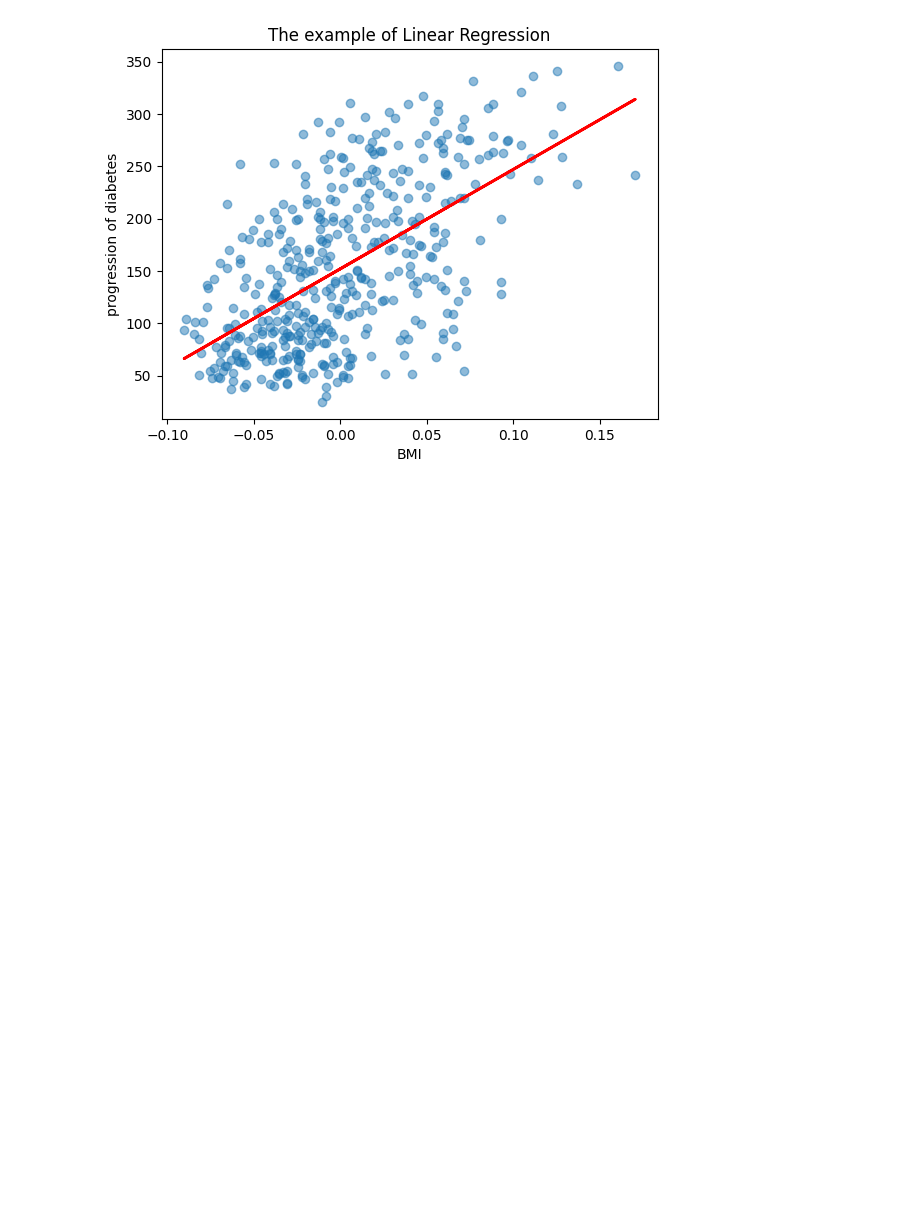
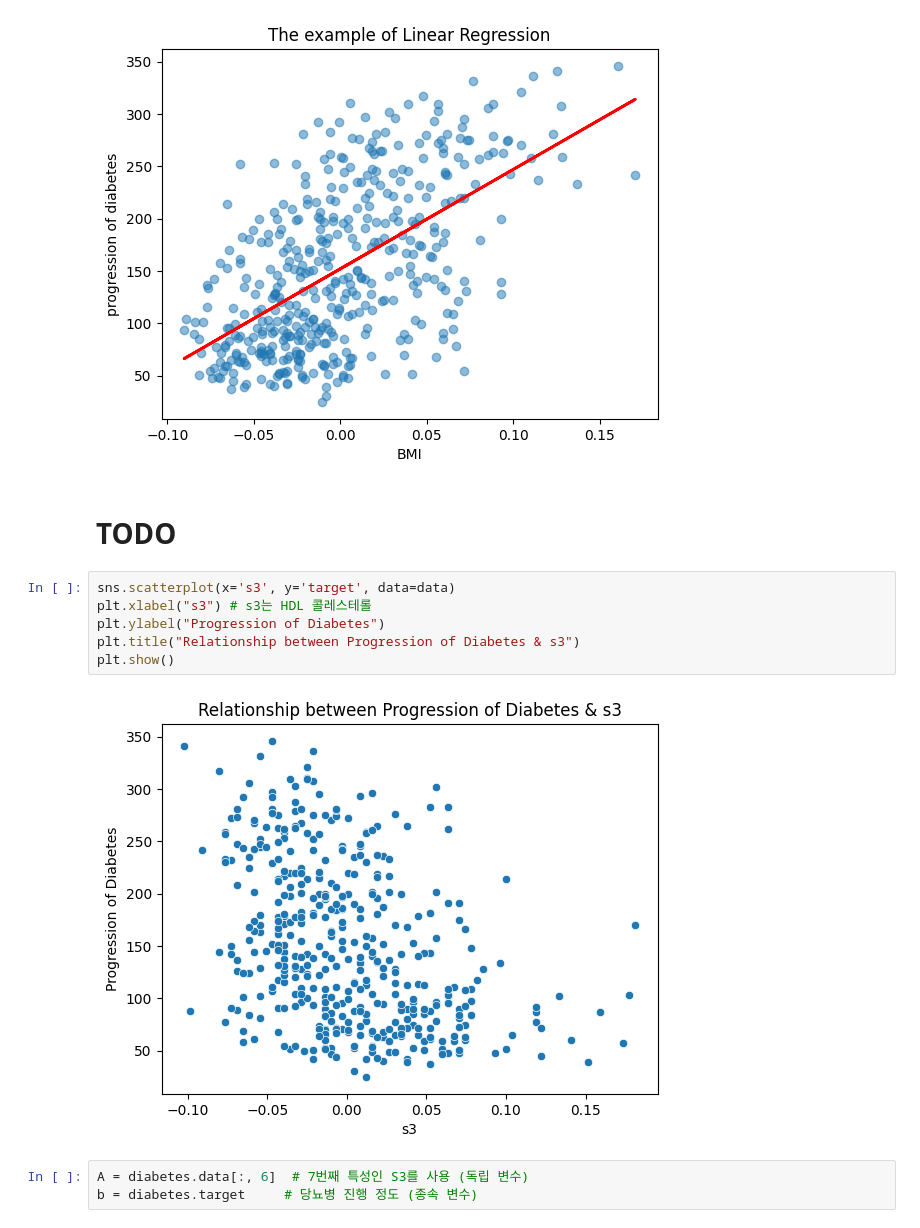
Before and after one commit to yeomseongbin/2025-1-YongMoon-Voluntary, a Jupyter notebook: Day3/linear_regression.ipynb, the cells around one changed output. Drawn from its saved outputs; the diff is of its cells as text; blank space fills up the shorter version.

```diff
--- a/Day3/linear_regression.ipynb
+++ b/Day3/linear_regression.ipynb
@@ -110,3 +110,16 @@ plt.title("The example of Linear Regression")
 plt.show()
 # %% [output]
 [figure]
+# %% [markdown]
+# TODO
+# %%
+sns.scatterplot(x='s3', y='target', data=data)
+plt.xlabel("s3") # s3는 HDL 콜레스테롤
+plt.ylabel("Progression of Diabetes")
+plt.title("Relationship between Progression of Diabetes & s3")
+plt.show()
+# %% [output]
+[figure, added]
+# %%
+A = diabetes.data[:, 6]  # 7번째 특성인 S3를 사용 (독립 변수)
+b = diabetes.target     # 당뇨병 진행 정도 (종속 변수)
```
Also changed, not shown: parts of 2 cells of this notebook, 1 other file.
